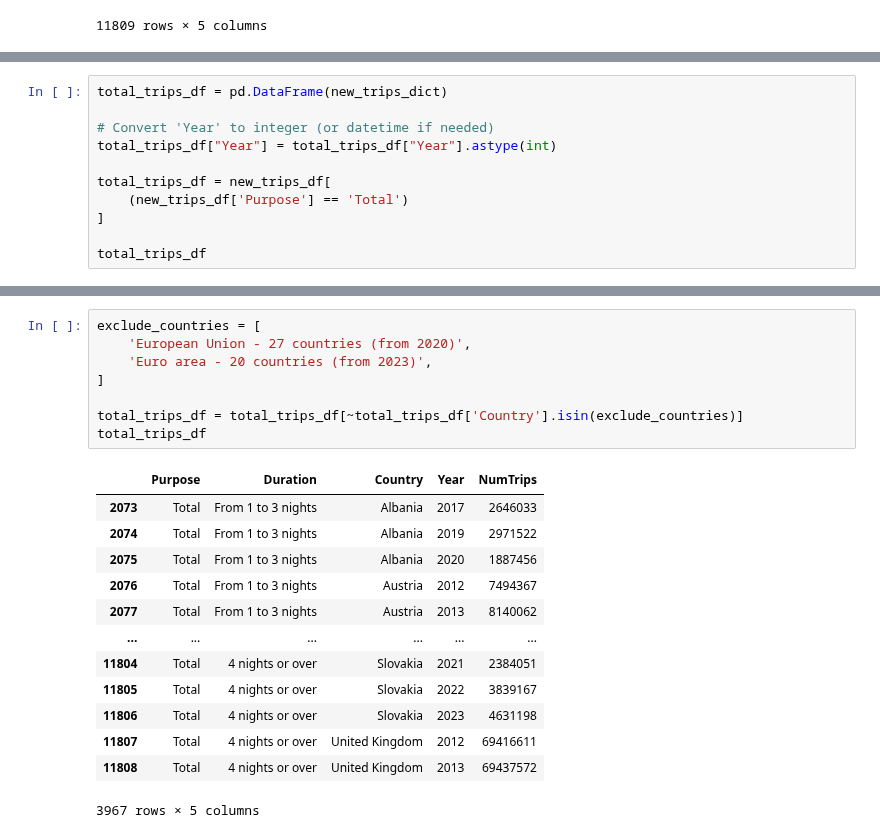
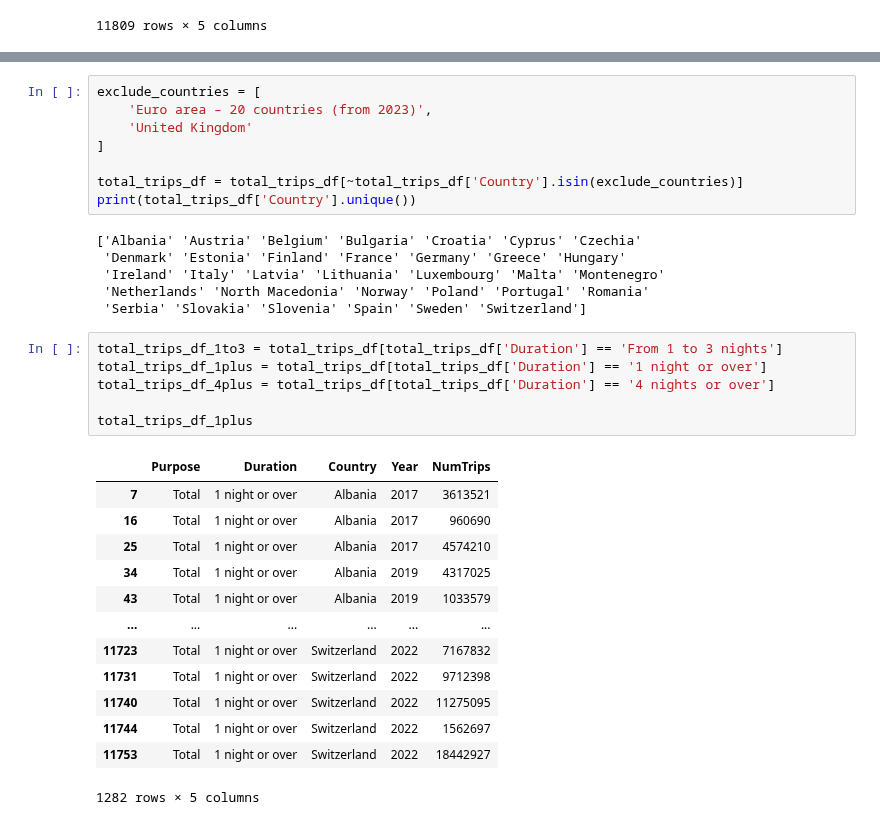
Before and after one commit to swbehan/RoadQualityWork, a Jupyter notebook: datasets/preprocessed-datasets/trips_duration.ipynb, the cells around one changed output, grey strips where cells are left out. Cells and saved outputs as stored; diff of their text form.

```diff
--- a/datasets/preprocessed-datasets/trips_duration.ipynb
+++ b/datasets/preprocessed-datasets/trips_duration.ipynb
@@ -150,11 +169,0 @@ total_trips_df"""
-# %%
-total_trips_df = pd.DataFrame(new_trips_dict)
-
-# Convert 'Year' to integer (or datetime if needed)
-total_trips_df["Year"] = total_trips_df["Year"].astype(int)
-
-total_trips_df = new_trips_df[
-    (new_trips_df['Purpose'] == 'Total')
-]
-
-total_trips_df
@@ -175,22 +170,34 @@ total_trips_df
 # %%
 exclude_countries = [
-    'European Union - 27 countries (from 2020)',
-    'Euro area - 20 countries (from 2023)',
+    'Euro area – 20 countries (from 2023)',
+    'United Kingdom'
 ]
 
 total_trips_df = total_trips_df[~total_trips_df['Country'].isin(exclude_countries)]
-total_trips_df
+print(total_trips_df['Country'].unique())
 # %% [output]
-|  | Purpose | Duration | Country | Year | NumTrips |
-| 2073 | Total | From 1 to 3 nights | Albania | 2017 | 2646033 |
-| 2074 | Total | From 1 to 3 nights | Albania | 2019 | 2971522 |
-| 2075 | Total | From 1 to 3 nights | Albania | 2020 | 1887456 |
-| 2076 | Total | From 1 to 3 nights | Austria | 2012 | 7494367 |
-| 2077 | Total | From 1 to 3 nights | Austria | 2013 | 8140062 |
-| ... | ... | ... | ... | ... | ... |
-| 11804 | Total | 4 nights or over | Slovakia | 2021 | 2384051 |
-| 11805 | Total | 4 nights or over | Slovakia | 2022 | 3839167 |
-| 11806 | Total | 4 nights or over | Slovakia | 2023 | 4631198 |
-| 11807 | Total | 4 nights or over | United Kingdom | 2012 | 69416611 |
-| 11808 | Total | 4 nights or over | United Kingdom | 2013 | 69437572 |
-3967 rows × 5 columns
+['Albania' 'Austria' 'Belgium' 'Bulgaria' 'Croatia' 'Cyprus' 'Czechia'
+ 'Denmark' 'Estonia' 'Finland' 'France' 'Germany' 'Greece' 'Hungary'
+ 'Ireland' 'Italy' 'Latvia' 'Lithuania' 'Luxembourg' 'Malta' 'Montenegro'
+ 'Netherlands' 'North Macedonia' 'Norway' 'Poland' 'Portugal' 'Romania'
+ 'Serbia' 'Slovakia' 'Slovenia' 'Spain' 'Sweden' 'Switzerland']
+# %%
+total_trips_df_1to3 = total_trips_df[total_trips_df['Duration'] == 'From 1 to 3 nights']
+total_trips_df_1plus = total_trips_df[total_trips_df['Duration'] == '1 night or over']
+total_trips_df_4plus = total_trips_df[total_trips_df['Duration'] == '4 nights or over']
+
+total_trips_df_1plus
+# %% [output]
+|  | Purpose | Duration | Country | Year | NumTrips |
+| 7 | Total | 1 night or over | Albania | 2017 | 3613521 |
+| 16 | Total | 1 night or over | Albania | 2017 | 960690 |
+| 25 | Total | 1 night or over | Albania | 2017 | 4574210 |
+| 34 | Total | 1 night or over | Albania | 2019 | 4317025 |
+| 43 | Total | 1 night or over | Albania | 2019 | 1033579 |
+| ... | ... | ... | ... | ... | ... |
+| 11723 | Total | 1 night or over | Switzerland | 2022 | 7167832 |
+| 11731 | Total | 1 night or over | Switzerland | 2022 | 9712398 |
+| 11740 | Total | 1 night or over | Switzerland | 2022 | 11275095 |
+| 11744 | Total | 1 night or over | Switzerland | 2022 | 1562697 |
+| 11753 | Total | 1 night or over | Switzerland | 2022 | 18442927 |
+1282 rows × 5 columns
```
Also changed, not shown: parts of 15 cells of this notebook, 1 other file.
